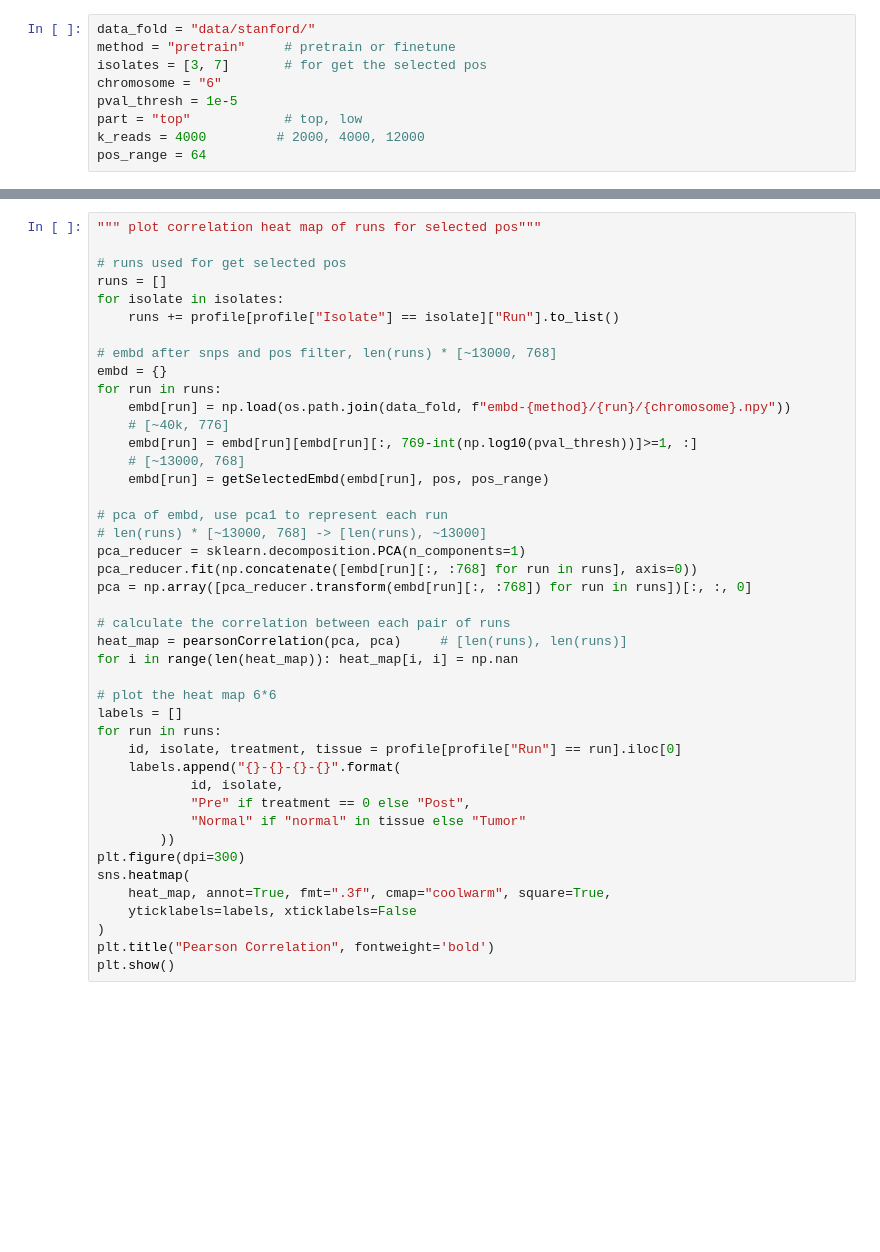
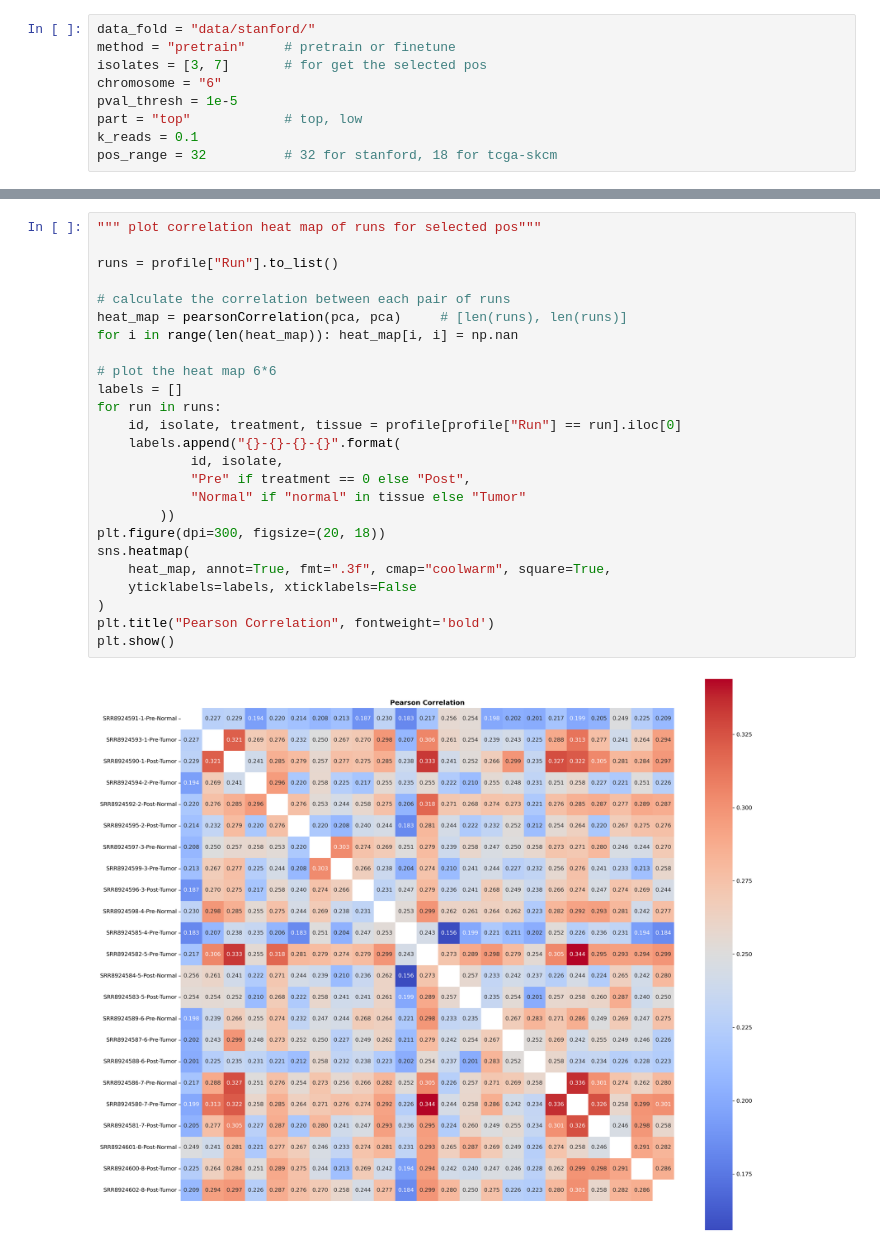
Before and after one commit to tianrui-qi/SIP-DB2, a Jupyter notebook: main.ipynb, the cells around one changed output, grey strips where cells are left out. Cells and saved outputs as stored; diff of their text form; blank space fills up the shorter version.

Commit message:
feature selection using all Stanford data runs

```diff
--- a/main.ipynb
+++ b/main.ipynb
@@ -5,5 +5,5 @@ isolates = [3, 7]       # for get the selected pos
 chromosome = "6"
 pval_thresh = 1e-5
 part = "top"            # top, low
-k_reads = 4000         # 2000, 4000, 12000
-pos_range = 64
+k_reads = 0.1
+pos_range = 32          # 32 for stanford, 18 for tcga-skcm
@@ -133,43 +82,27 @@ feature = selector.Selector("data/feature", pval_thresh=1e-5, ascending=False)
 # %%
 """ plot correlation heat map of runs for selected pos"""
 
-# runs used for get selected pos
-runs = []
-for isolate in isolates:
-    runs += profile[profile["Isolate"] == isolate]["Run"].to_list()
-
-# embd after snps and pos filter, len(runs) * [~13000, 768]
-embd = {}
-for run in runs:
-    embd[run] = np.load(os.path.join(data_fold, f"embd-{method}/{run}/{chromosome}.npy"))
-    # [~40k, 776]
-    embd[run] = embd[run][embd[run][:, 769-int(np.log10(pval_thresh))]>=1, :]
-    # [~13000, 768]
-    embd[run] = getSelectedEmbd(embd[run], pos, pos_range)
-
-# pca of embd, use pca1 to represent each run
-# len(runs) * [~13000, 768] -> [len(runs), ~13000]
-pca_reducer = sklearn.decomposition.PCA(n_components=1)
-pca_reducer.fit(np.concatenate([embd[run][:, :768] for run in runs], axis=0))
-pca = np.array([pca_reducer.transform(embd[run][:, :768]) for run in runs])[:, :, 0]
+runs = profile["Run"].to_list()
 
 # calculate the correlation between each pair of runs
 heat_map = pearsonCorrelation(pca, pca)     # [len(runs), len(runs)]
 for i in range(len(heat_map)): heat_map[i, i] = np.nan
 
 # plot the heat map 6*6
 labels = []
 for run in runs:
     id, isolate, treatment, tissue = profile[profile["Run"] == run].iloc[0]
     labels.append("{}-{}-{}-{}".format(
             id, isolate,
             "Pre" if treatment == 0 else "Post",
             "Normal" if "normal" in tissue else "Tumor"
         ))
-plt.figure(dpi=300)
+plt.figure(dpi=300, figsize=(20, 18))
 sns.heatmap(
     heat_map, annot=True, fmt=".3f", cmap="coolwarm", square=True,
     yticklabels=labels, xticklabels=False
 )
 plt.title("Pearson Correlation", fontweight='bold')
 plt.show()
+# %% [output]
+[figure, added]
```
Also changed, not shown: parts of 9 cells of this notebook, 1 other file.
